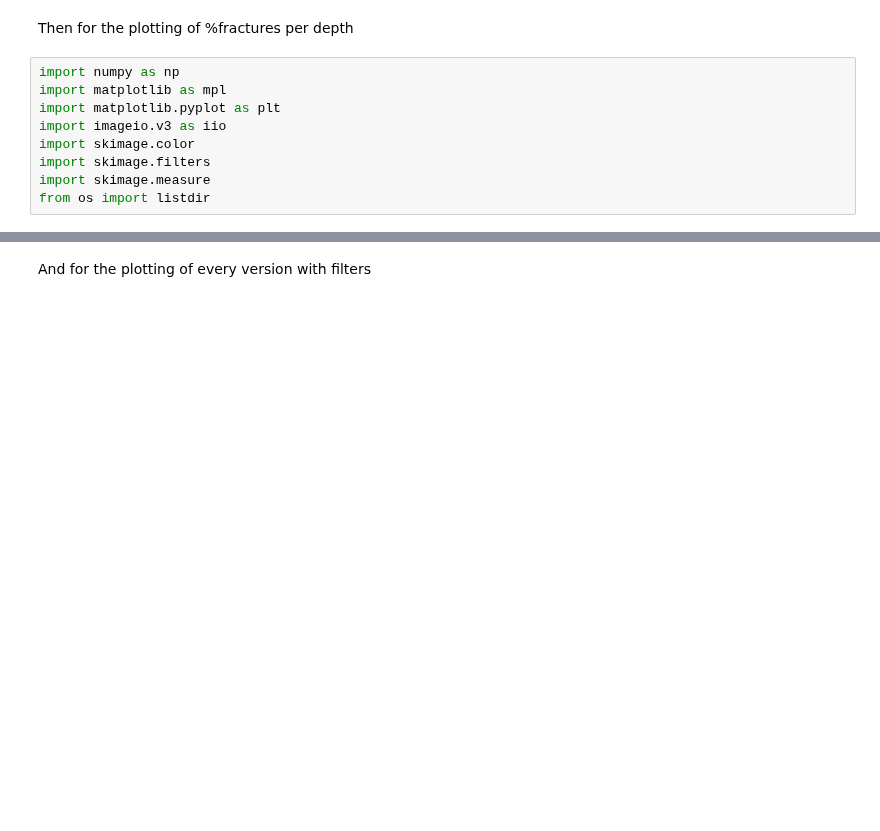
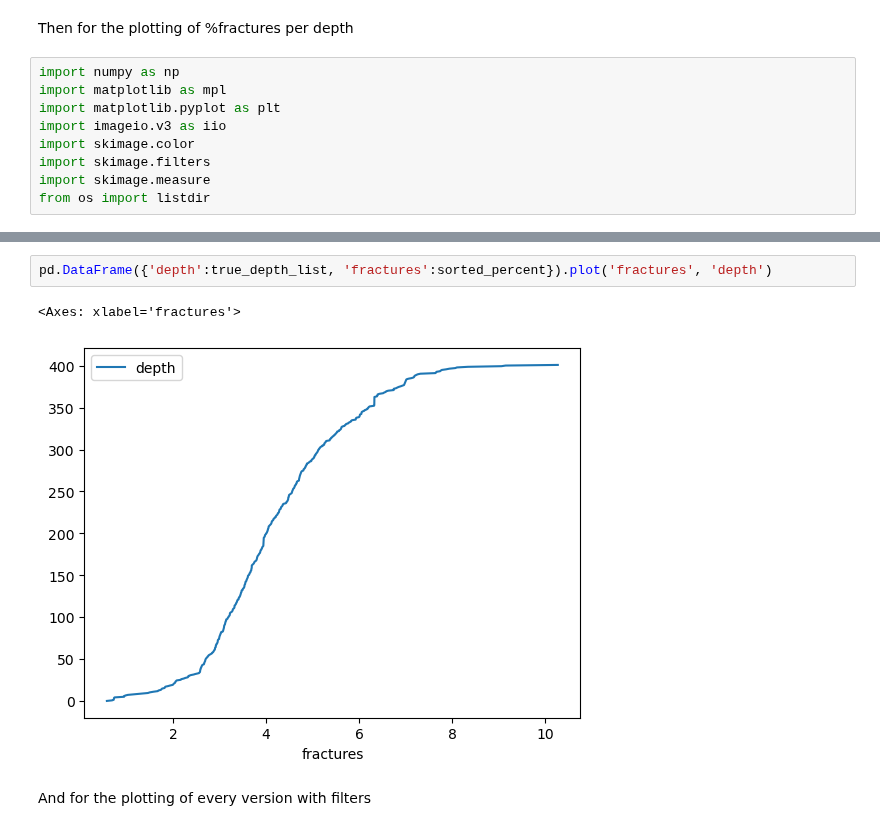
Before and after one commit to SerpRateAI/AI-pipeline-boreholes, a Jupyter notebook: Graph notebook.ipynb, the cells around one changed output, grey strips where cells are left out. Drawn from its saved outputs; the diff is of its cells as text; blank space fills up the shorter version.

```diff
--- a/Graph notebook.ipynb
+++ b/Graph notebook.ipynb
@@ -268,3 +278,8 @@ plt.show()
+# %%
+pd.DataFrame({'depth':true_depth_list, 'fractures':sorted_percent}).plot('fractures', 'depth')
+# %% [output]
+<Axes: xlabel='fractures'>
+[figure, added]
 # %% [markdown]
 And for the plotting of every version with filters
 # %%
```
Also changed, not shown: parts of 2 cells of this notebook.
